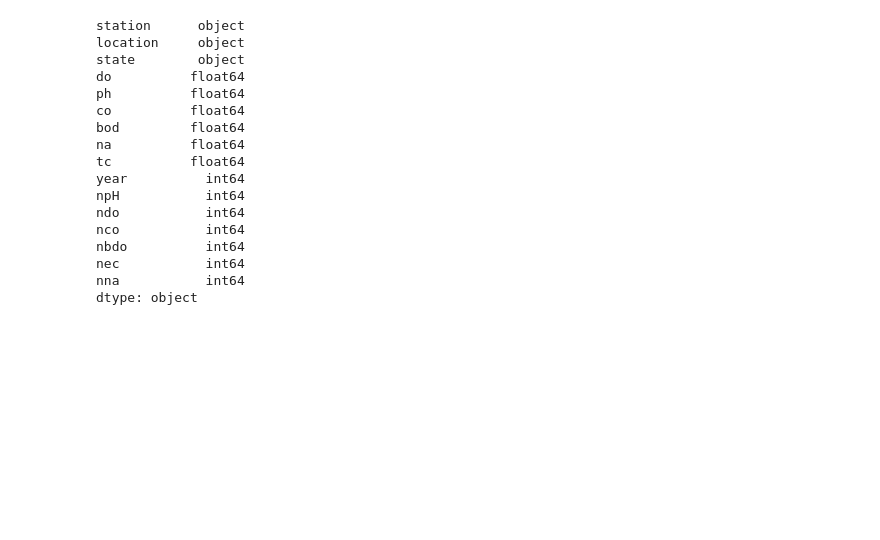
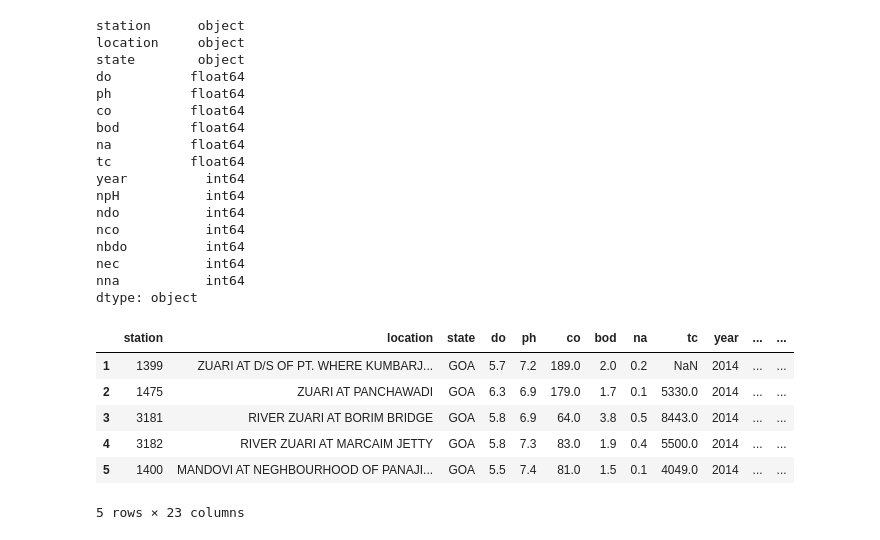
Before and after one commit to katreparitosh/Water-Quality-Analysis, a Jupyter notebook: Code/Water-Quaity-Kernel.ipynb, the cells around one changed output. Cells and saved outputs as stored; diff of their text form; code cells hidden in the pictures; blank space fills up the shorter version.

```diff
--- a/Code/Water-Quaity-Kernel.ipynb
+++ b/Code/Water-Quaity-Kernel.ipynb
@@ -186,3 +186,22 @@ nbdo          int64
 nec           int64
 nna           int64
 dtype: object
+# %%
+data['wph']=data.npH * 0.165
+data['wdo']=data.ndo * 0.281
+data['wbdo']=data.nbdo * 0.234
+data['wec']=data.nec* 0.009
+data['wna']=data.nna * 0.028
+data['wco']=data.nco * 0.281
+# %%
+data['wqi']=data.wph+data.wdo+data.wbdo+data.wec+data.wna+data.wco
+# %%
+data.head()
+# %% [output]
+|  | station | location | state | do | ph | co | bod | na | tc | year | ... | ... |
+| 1 | 1399 | ZUARI AT D/S OF PT. WHERE KUMBARJ... | GOA | 5.7 | 7.2 | 189.0 | 2.0 | 0.2 | NaN | 2014 | ... | ... |
+| 2 | 1475 | ZUARI AT PANCHAWADI | GOA | 6.3 | 6.9 | 179.0 | 1.7 | 0.1 | 5330.0 | 2014 | ... | ... |
+| 3 | 3181 | RIVER ZUARI AT BORIM BRIDGE | GOA | 5.8 | 6.9 | 64.0 | 3.8 | 0.5 | 8443.0 | 2014 | ... | ... |
+| 4 | 3182 | RIVER ZUARI AT MARCAIM JETTY | GOA | 5.8 | 7.3 | 83.0 | 1.9 | 0.4 | 5500.0 | 2014 | ... | ... |
+| 5 | 1400 | MANDOVI AT NEGHBOURHOOD OF PANAJI... | GOA | 5.5 | 7.4 | 81.0 | 1.5 | 0.1 | 4049.0 | 2014 | ... | ... |
+5 rows × 23 columns
```
